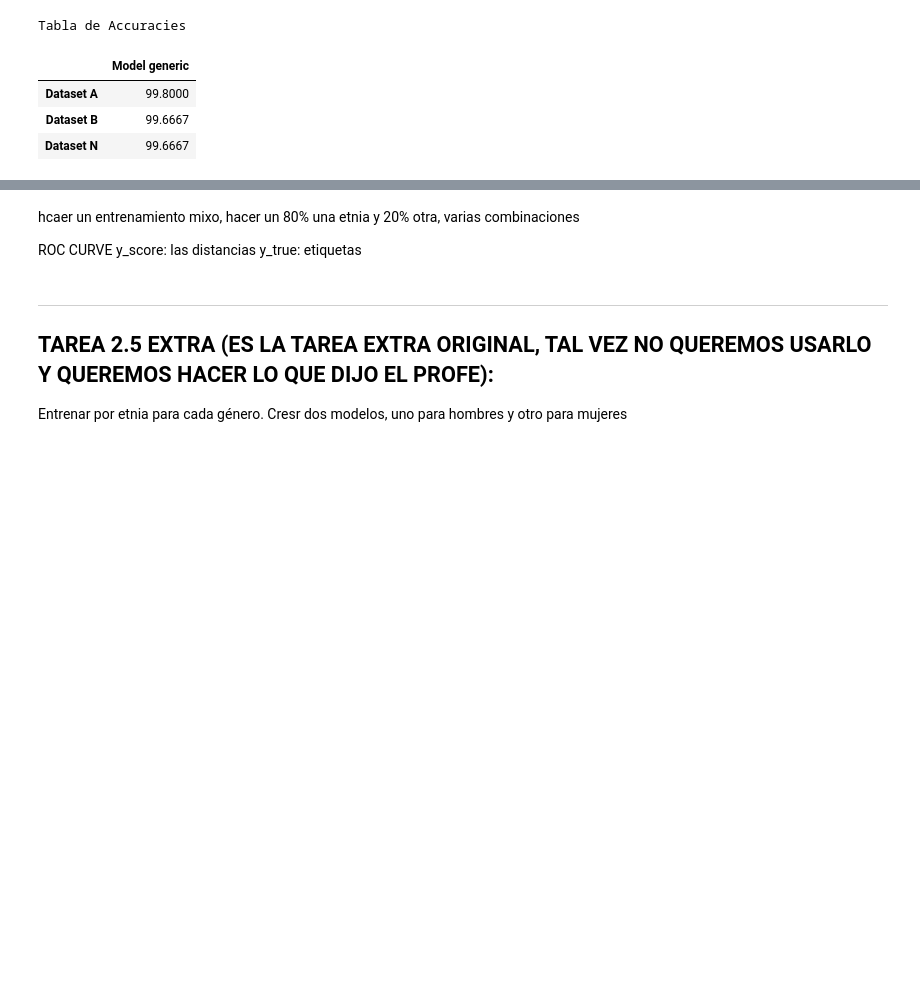
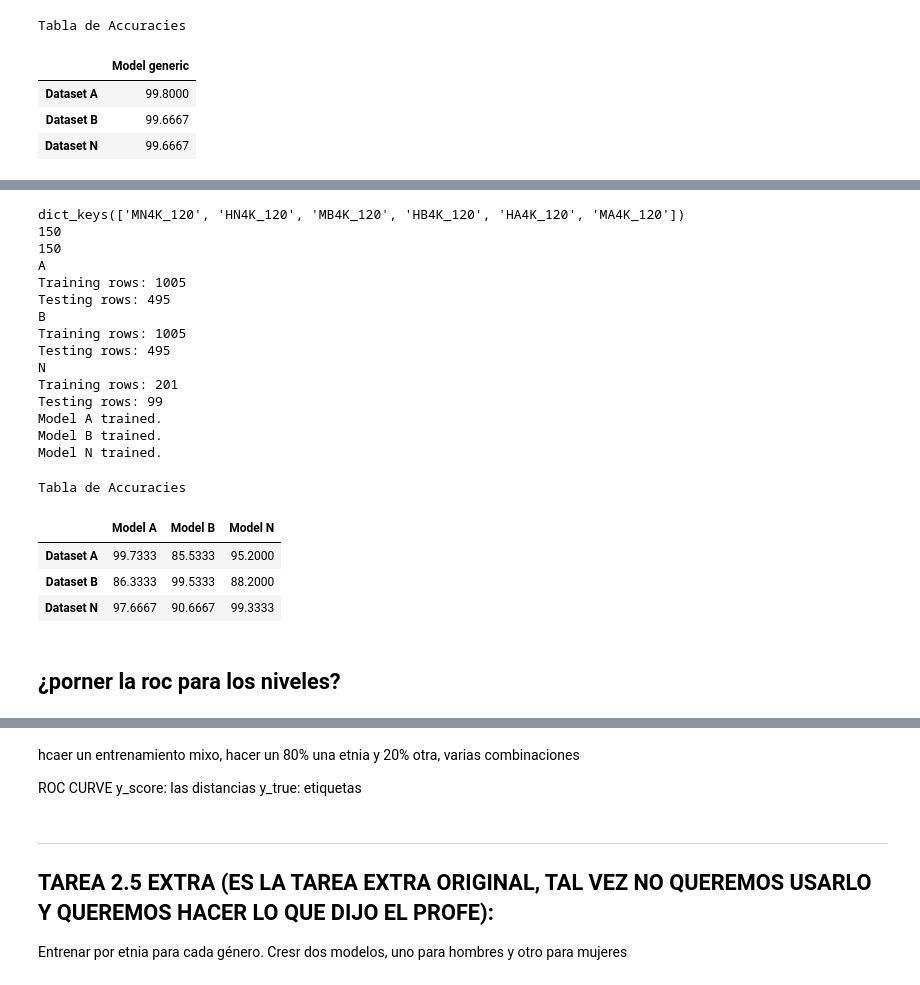
Before and after one commit to Arkh3/master-biometrica, a Jupyter notebook: src/face_recognition.ipynb, the cells around one changed output, grey strips where cells are left out. Drawn from its saved outputs; the diff is of its cells as text; code cells hidden in the pictures; blank space fills up the shorter version.

```diff
--- a/src/face_recognition.ipynb
+++ b/src/face_recognition.ipynb
@@ -446,0 +450,63 @@ Tabla de Accuracies
+# %%
+## que tiene main_embeddings_dataset
+print(main_embeddings_dataset.keys())
+print(len(main_embeddings_dataset['MN4K_120']))
+bias_embedings_dataset=main_embeddings_dataset
+
+## seleccioname 50 por ciento de la clase MN4K_120 y  HN4K_120
+x_train_50, x_test_50, y_train_50, y_test_50 = generate_test_train(bias_embedings_dataset)
+bias_embedings_dataset['HN4K_120'] = bias_embedings_dataset['HN4K_120'][:150]
+bias_embedings_dataset['MN4K_120'] = bias_embedings_dataset['MN4K_120'][:150]
+
+print(len(bias_embedings_dataset['MN4K_120']))
+
+
+bias_embeddings = divide_embeddings(bias_embedings_dataset)
+
+for key, subset in bias_embeddings.items():
+    print(key)
+    for key2, values in subset.items():
+        if "x_" in key2:
+            if "train" in key2:
+                print(f"Training rows: {len(values)}")
+            else:
+                print(f"Testing rows: {len(values)}")
+
+
+gender_models = {'A': None, 'B': None, 'N': None}
+
+for ethnicity in gender_models.keys():
+    gender_models[ethnicity], accuracy, val_accuracy = train_gender_model(
+        bias_embeddings[ethnicity]["x_train"],
+        bias_embeddings[ethnicity]["y_train"],
+        bias_embeddings[ethnicity]["x_test"],
+        bias_embeddings[ethnicity]["y_test"])
+
+    print(f"Model {ethnicity} trained.")
+
+
+## evaluar modelo
+get_all_accuracies_table(gender_models, bias_embeddings)
+# %% [output]
+dict_keys(['MN4K_120', 'HN4K_120', 'MB4K_120', 'HB4K_120', 'HA4K_120', 'MA4K_120'])
+150
+150
+A
+Training rows: 1005
+Testing rows: 495
+B
+Training rows: 1005
+Testing rows: 495
+N
+Training rows: 201
+Testing rows: 99
+Model A trained.
+Model B trained.
+Model N trained.
+Tabla de Accuracies
+|  | Model A | Model B | Model N |
+| Dataset A | 99.7333 | 85.5333 | 95.2000 |
+| Dataset B | 86.3333 | 99.5333 | 88.2000 |
+| Dataset N | 97.6667 | 90.6667 | 99.3333 |
+# %% [markdown]
+## ¿porner la roc para los niveles?
```
Also changed, not shown: parts of 8 cells of this notebook.
